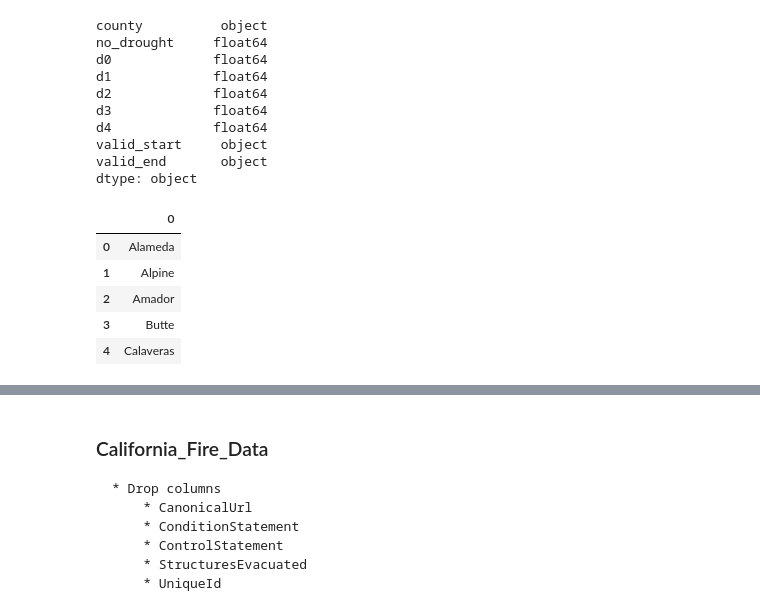
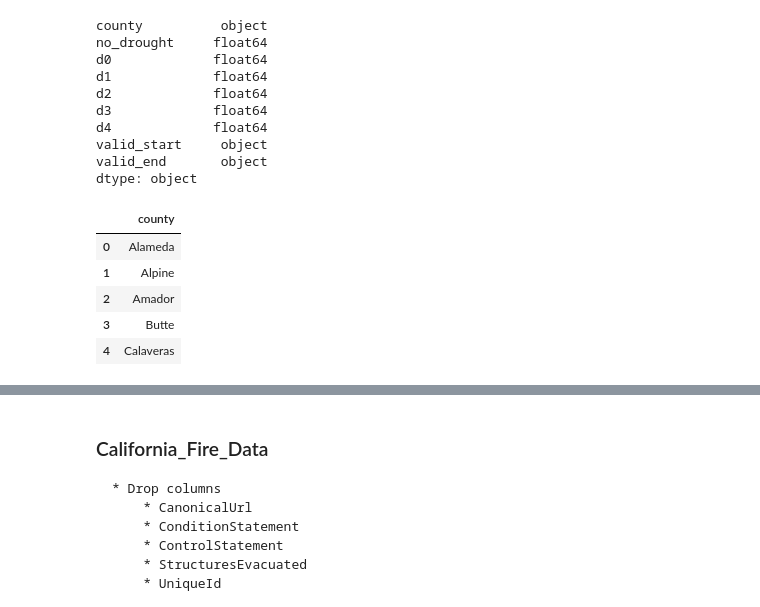
Before and after one commit to ericpiper/etl, a Jupyter notebook: etl_project.ipynb, the cells around one changed output, grey strips where cells are left out. Cells and saved outputs as stored; diff of their text form; code cells hidden in the pictures.

```diff
--- a/etl_project.ipynb
+++ b/etl_project.ipynb
@@ -45,7 +39,15 @@ drought_df['County'] = drought_df['County'].str.replace(r'County', '')
 # %%
+# Drop columns
+drought_df = drought_df.drop(columns=['MapDate','StatisticFormatID','FIPS', 'State'])
+
+# Removed county from county names
+drought_df['County'] = drought_df['County'].str.replace(r'County', '')
+
 # Renamed columns with underscores for postgres
-drought_df = drought_df.rename(columns={'ValidStart':'valid_start','ValidEnd':'valid_end', 'None':'no_drought', 'County':'county',
-                                       'D0':'d0', 'D1':'d1', 'D2':'d2', 'D3':'d3', 'D4':'d4'})
+drought_df = drought_df.rename(columns={'ValidStart':'valid_start','ValidEnd':'valid_end', 'None':'no_drought',})
+
+# lowercase heading
+drought_df.columns =  map(str.lower, drought_df.columns)
 drought_df.head()
 # %% [output]
 |  | county | no_drought | d0 | d1 | d2 | d3 | d4 | valid_start | valid_end |
@@ -68,11 +70,15 @@ valid_start     object
 valid_end       object
 dtype: object
 # %%
+# Create counties_df
 counties = drought_df['county'].unique()
 counties_df = pd.DataFrame(counties)
+
+# Rename Columns
+counties_df = counties_df.rename(columns={0:'county'})
 counties_df.head()
 # %% [output]
-|  | 0 |
+|  | county |
 | 0 | Alameda |
 | 1 | Alpine |
 | 2 | Amador |
```
Also changed, not shown: parts of 10 cells of this notebook, 2 other files.
